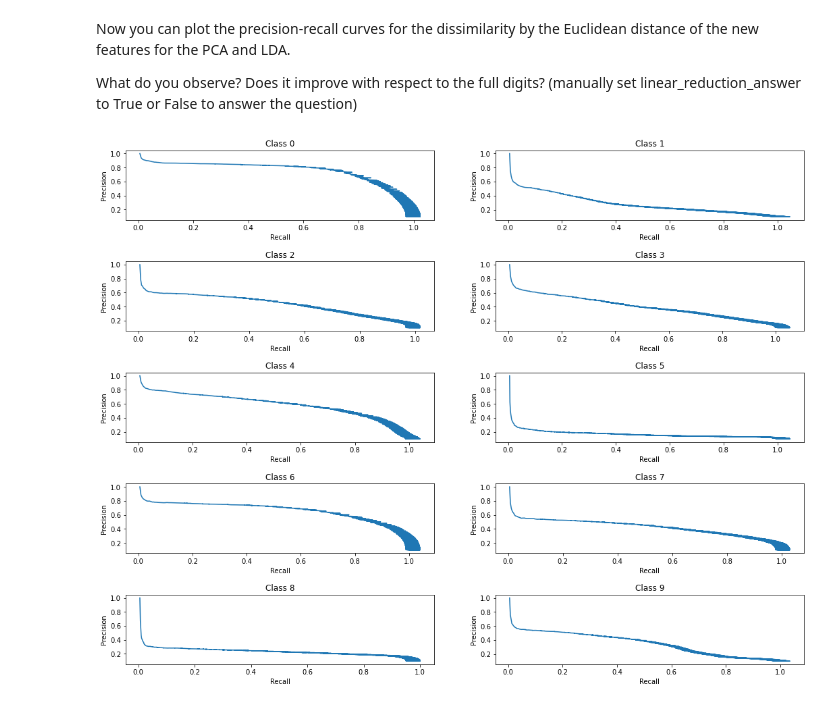
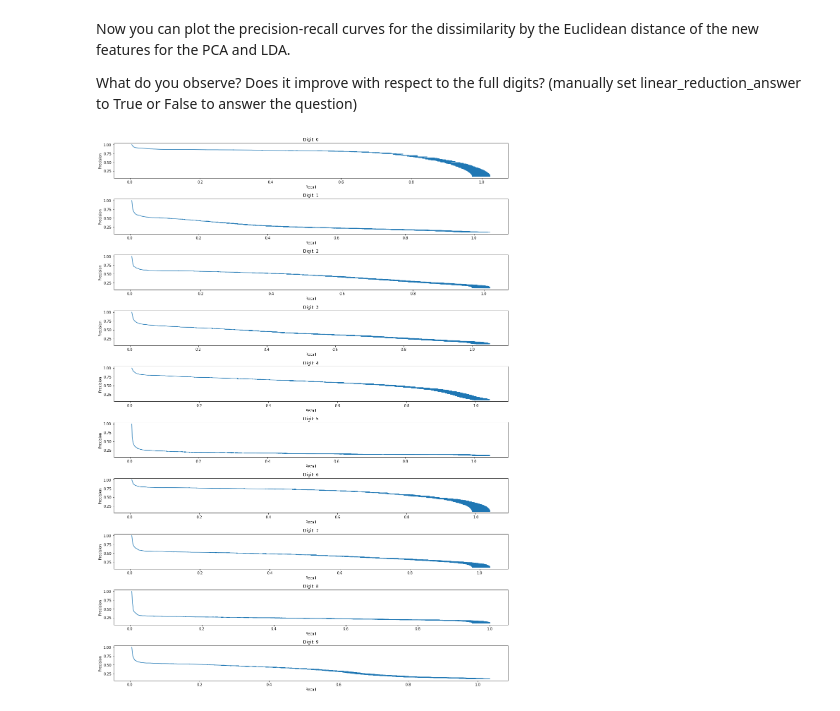
Before and after one commit to thomasdissert/machine-learning-for-natural-sciences, a Jupyter notebook: 03/Exercise03.ipynb, the cells around one changed output. Cells and saved outputs as stored; diff of their text form; code cells hidden in the pictures.

```diff
--- a/03/Exercise03.ipynb
+++ b/03/Exercise03.ipynb
@@ -195,7 +193,7 @@ AUC = None # List of AUC for each number 0,...,9 via auc_precision_recall()
 # YOUR CODE HERE
 AUC = auc_precision_recall(Pk_m, Rk_m)
 
-def plot_precision_vs_recall(precisions, recalls, target):
+def plot_precision_recall(precisions, recalls, target):
     fig, axs = plt.subplots(10, figsize=(20, 28), gridspec_kw={'hspace':0.6, 'wspace': 0.2})
 
     for k in range(10):
@@ -204,7 +202,7 @@ def plot_precision_vs_recall(precisions, recalls, target):
         axs[k].set_ylabel('Precision')
         axs[k].set_title(f"Digit: {k}")
 
-plot_precision_vs_recall(Pk_m, Rk_m, target)
+plot_precision_recall(Pk_m, Rk_m, target)
 # %% [output]
 [figure]
 # %%
@@ -313,14 +311,14 @@ What do you observe? Does it improve with respect to the full digits? (manually
 # %%
 linear_reduction_answer = False # Get better: True , get worse: False
 
 # YOUR CODE HERE
 pkm_pca, rkm_pca = make_precision_recall_distance(new_features_pca, target)
 pkm_lda, rkm_lda = make_precision_recall_distance(new_features_lda, target)
 
 # and now plot
-plt_precision_vs_recall(pkm_pca, rkm_pca, target)
+plot_precision_recall(pkm_pca, rkm_pca, target)
 # %% [output]
-[figure, old version]
+[figure, new version]
 # %%
 # Test for grading
 assert new_features_pca is not None
```
Also changed, not shown: parts of 2 cells of this notebook.
